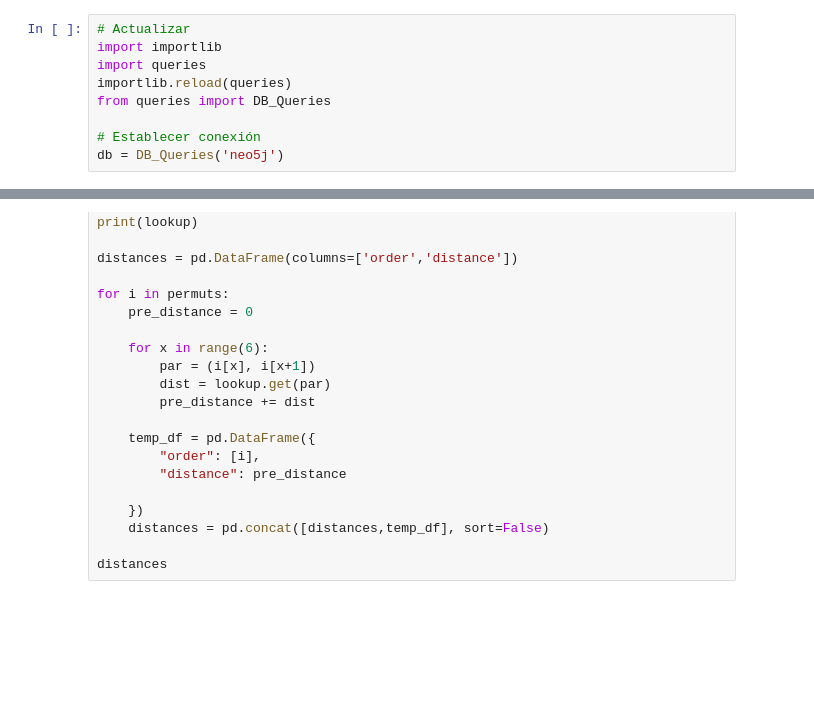
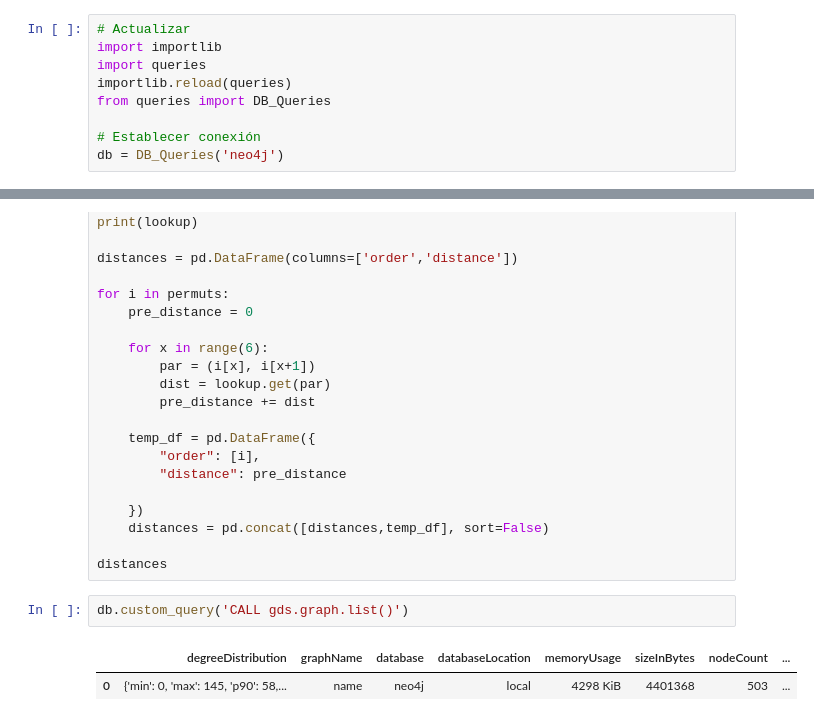
Before and after one commit to ch0fas/MG_Proyecto2, a Jupyter notebook: Python_Proyecto2.ipynb, the cells around one changed output, grey strips where cells are left out. Drawn from its saved outputs; the diff is of its cells as text; blank space fills up the shorter version.

```diff
--- a/Python_Proyecto2.ipynb
+++ b/Python_Proyecto2.ipynb
@@ -16,5 +16,5 @@ importlib.reload(queries)
 from queries import DB_Queries
 
 # Establecer conexión
-db = DB_Queries('neo5j')
+db = DB_Queries('neo4j')
 # %% [output]
@@ -311,3 +316,8 @@ for i in permuts:
     distances = pd.concat([distances,temp_df], sort=False)
 
 distances
+# %%
+db.custom_query('CALL gds.graph.list()')
+# %% [output]
+|  | degreeDistribution | graphName | database | databaseLocation | memoryUsage | sizeInBytes | nodeCount | ... |
+| 0 | {'min': 0, 'max': 145, 'p90': 58,... | name | neo4j | local | 4298 KiB | 4401368 | 503 | ... |
```
Also changed, not shown: parts of 3 cells of this notebook, 1 other file.
